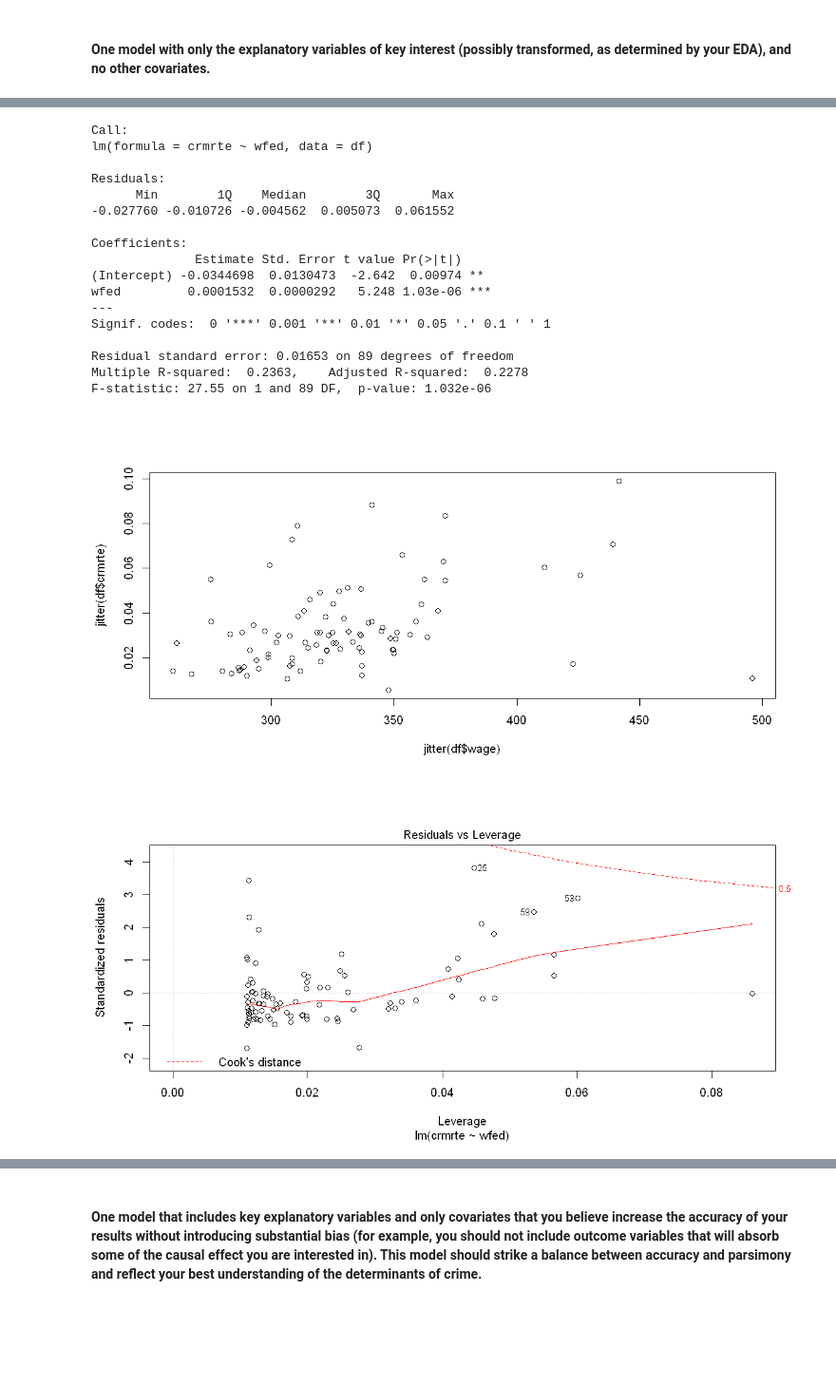
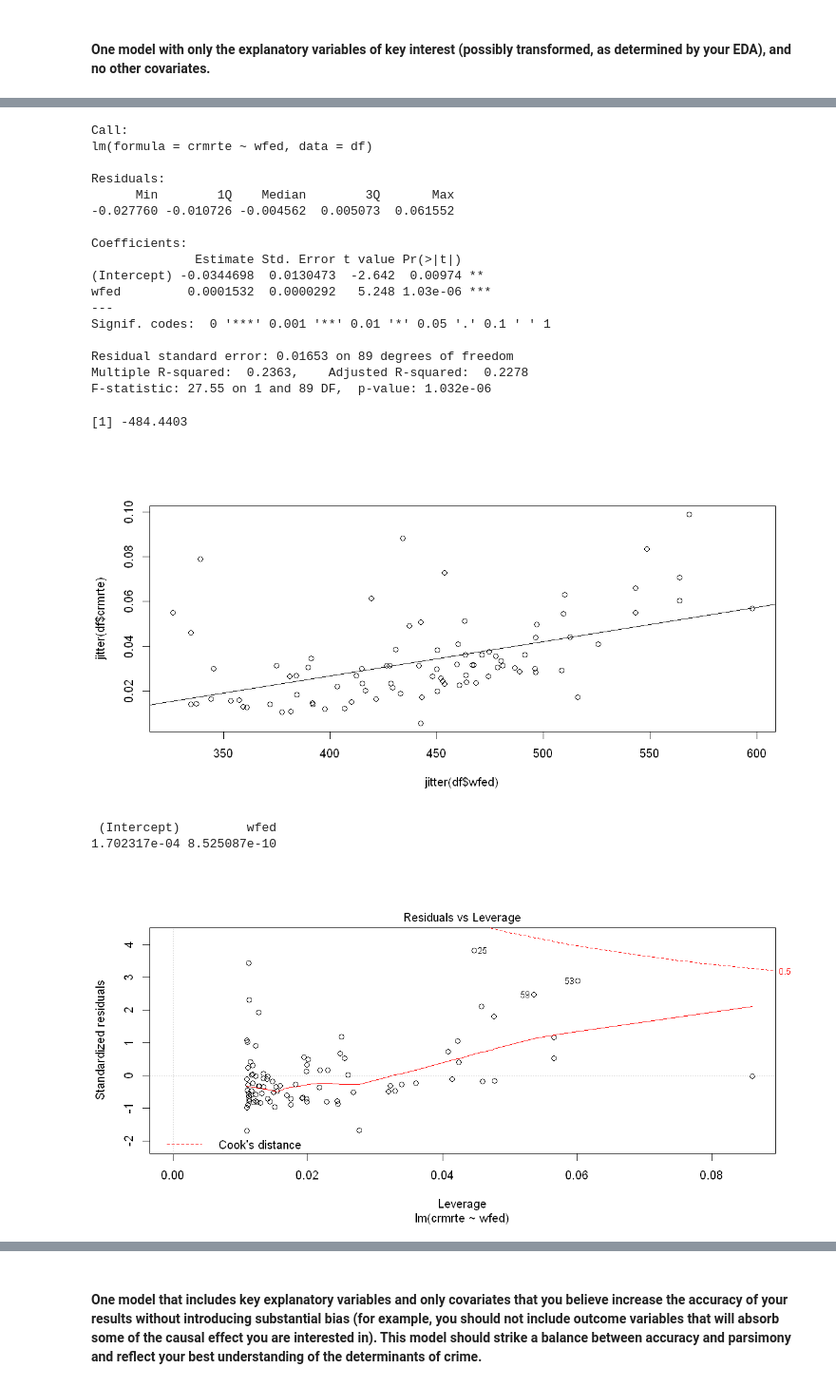
Before and after one commit to rmajumder/stat203-gp3, a Jupyter notebook: Jake_Mitchell_Lab_3.ipynb, the cells around one changed output, grey strips where cells are left out. Shown at 95% size. Saved outputs shown, nothing was run; the diff lists cells and outputs as text; code cells hidden in the pictures; blank space fills up the shorter version.

```diff
--- a/Jake_Mitchell_Lab_3.ipynb
+++ b/Jake_Mitchell_Lab_3.ipynb
@@ -21,8 +27,10 @@ df = read.csv("crime_v2.csv")
 dfNA = df[!complete.cases(df),]
 df = df[complete.cases(df),]
 df$avgSenGConv = df$avgsen * df$prbpris
+df$prbConvGCrime = df$prbarr * df$prbconv
 df$wage = (df$wcon + df$wtuc + df$wtrd + df$wfir + df$wser + df$wmfg + df$wfed + df$wsta + df$wloc)/9
 df$taxPct = df$taxpc/df$wage
+df$logPolPc = log(df$polpc)
 
 dfNum = subset(df, select=-c(year, county))
 # %%
@@ -232,5 +315,6 @@ abline(modelWFed)
 summary(modelWFed)
 AIC(modelWFed)
 plot(modelWFed, which = 5)
+diag(vcov(modelWFed))
 # %% [output]
 Call:
@@ -242,21 +326,24 @@ Coefficients:
 Call:
 lm(formula = crmrte ~ wfed, data = df)
 
 Residuals:
       Min        1Q    Median        3Q       Max
 -0.027760 -0.010726 -0.004562  0.005073  0.061552
 
 Coefficients:
               Estimate Std. Error t value Pr(>|t|)
 (Intercept) -0.0344698  0.0130473  -2.642  0.00974 **
 wfed         0.0001532  0.0000292   5.248 1.03e-06 ***
 ---
 Signif. codes:  0 '***' 0.001 '**' 0.01 '*' 0.05 '.' 0.1 ' ' 1
 
 Residual standard error: 0.01653 on 89 degrees of freedom
 Multiple R-squared:  0.2363,    Adjusted R-squared:  0.2278
 F-statistic: 27.55 on 1 and 89 DF,  p-value: 1.032e-06
+[1] -484.4403
-[figure, old version]
+[figure, new version]
+ (Intercept)         wfed
+1.702317e-04 8.525087e-10
 [figure]
 # %%
 options(repr.plot.width=10, repr.plot.height=5)
```
Also changed, not shown: parts of 16 cells of this notebook, 3 other files.
